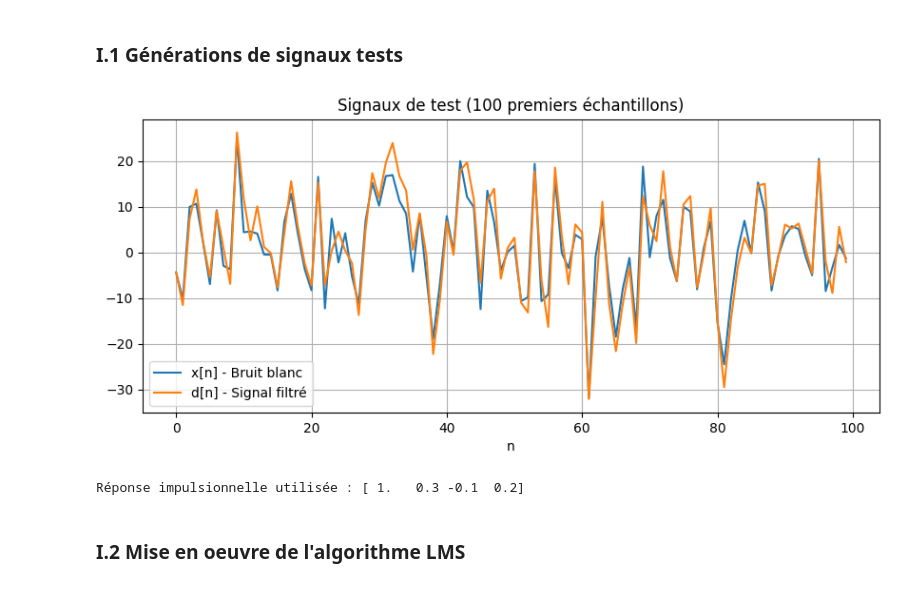
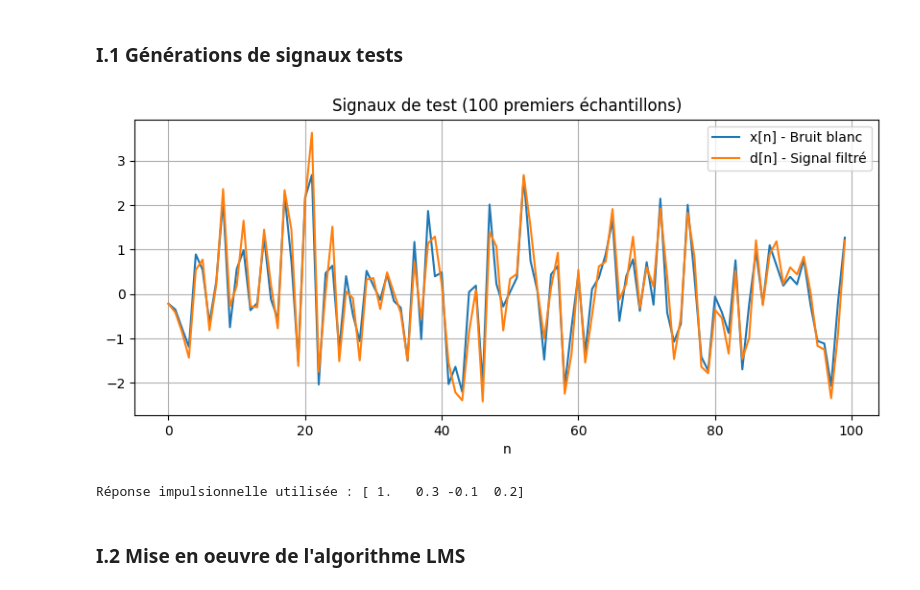
Before and after one commit to PailBoy/TP_SIGNAL_AVANCE, a Jupyter notebook: TP1/notebook/TP_LMS_IMAHO_EL_BOUROUMI.ipynb, the cells around one changed output. Drawn from its saved outputs; the diff is of its cells as text; code cells hidden in the pictures.

```diff
--- a/TP1/notebook/TP_LMS_IMAHO_EL_BOUROUMI.ipynb
+++ b/TP1/notebook/TP_LMS_IMAHO_EL_BOUROUMI.ipynb
@@ -21,21 +21,21 @@ reload(signals_utils)
 from signals_utils import generate_test_signals
 # %%
 # Génération des signaux
-x, d, h = generate_test_signals(N=500, variance = 100)
+x, d, h = generate_test_signals(N=500, variance = 1)
 
 # Visualisation
 plt.figure(figsize=(10, 4))
 plt.plot(x[:100], label="x[n] - Bruit blanc")
 plt.plot(d[:100], label="d[n] - Signal filtré")
 plt.title("Signaux de test (100 premiers échantillons)")
 plt.xlabel("n")
 plt.legend()
 plt.grid(True)
 plt.show()
 
 print("Réponse impulsionnelle utilisée :", h)
 # %% [output]
-[figure, old version]
+[figure, new version]
 Réponse impulsionnelle utilisée : [ 1.   0.3 -0.1  0.2]
 # %% [markdown]
 ### I.2 Mise en oeuvre de l'algorithme LMS
```
Also changed, not shown: parts of 1 cell of this notebook.
